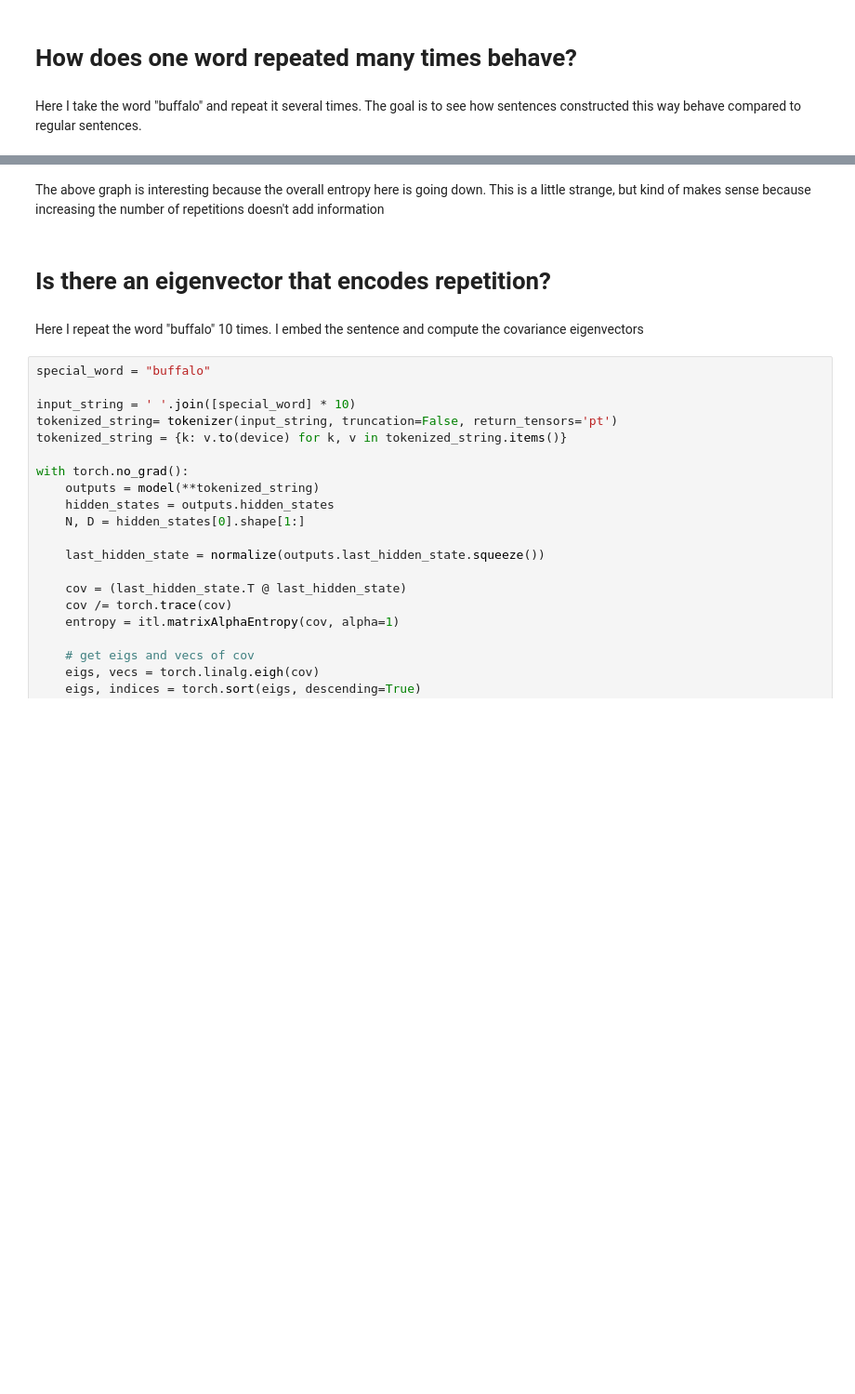
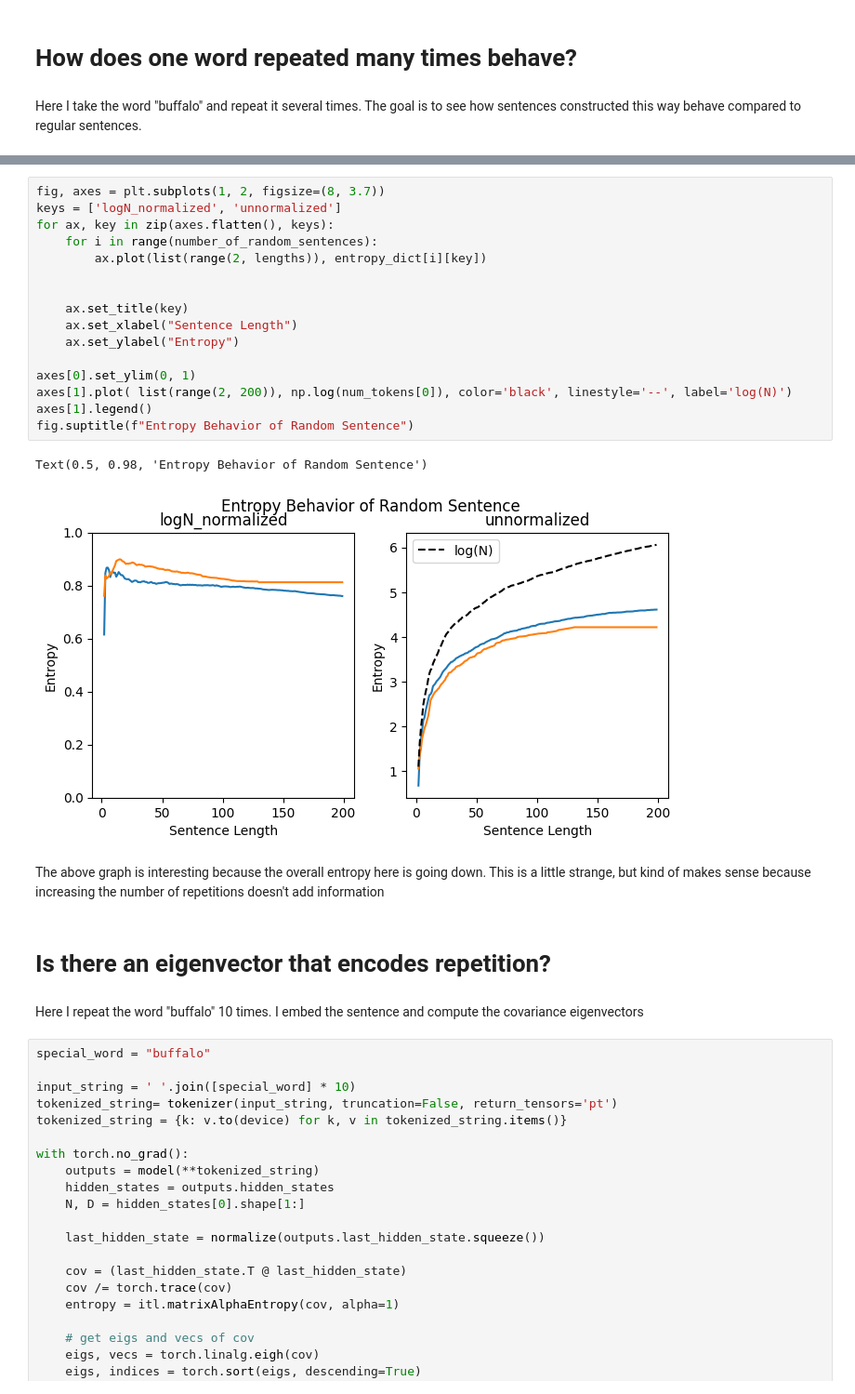
Before and after one commit to OFSkean/information_flow, a Jupyter notebook: information_plane.ipynb, the cells around one changed output, grey strips where cells are left out. Shown at 93% size. Saved outputs shown, nothing was run; the diff lists cells and outputs as text; blank space fills up the shorter version.

```diff
--- a/information_plane.ipynb
+++ b/information_plane.ipynb
@@ -388,3 +445,22 @@ for ax, key in zip(axes.flatten(), keys):
+# %%
+fig, axes = plt.subplots(1, 2, figsize=(8, 3.7))
+keys = ['logN_normalized', 'unnormalized']
+for ax, key in zip(axes.flatten(), keys):
+    for i in range(number_of_random_sentences):
+        ax.plot(list(range(2, lengths)), entropy_dict[i][key])
+
+
+    ax.set_title(key)
+    ax.set_xlabel("Sentence Length")
+    ax.set_ylabel("Entropy")
+
+axes[0].set_ylim(0, 1)
+axes[1].plot( list(range(2, 200)), np.log(num_tokens[0]), color='black', linestyle='--', label='log(N)')
+axes[1].legend()
+fig.suptitle(f"Entropy Behavior of Random Sentence")
+# %% [output]
+Text(0.5, 0.98, 'Entropy Behavior of Random Sentence')
+[figure, added]
 # %% [markdown]
 The above graph is interesting because the overall entropy here is going down. This is a little strange, but kind of makes sense because increasing the number of repetitions doesn't add information
 # %% [markdown]
```
Also changed, not shown: parts of 18 cells of this notebook.
